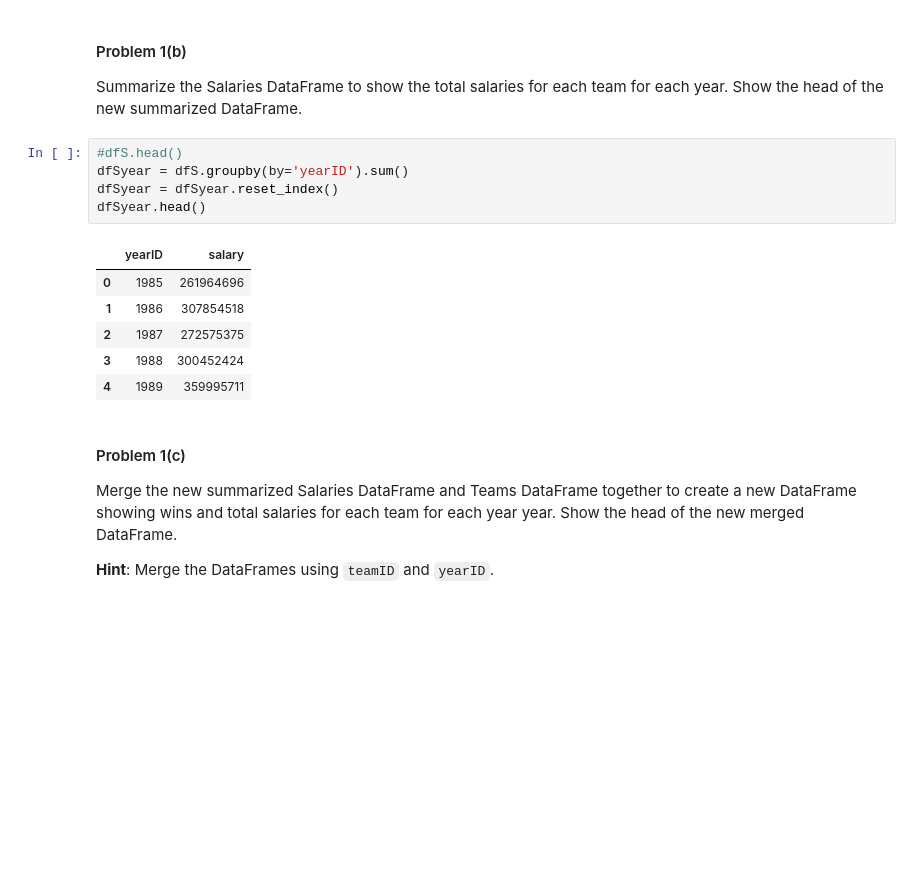
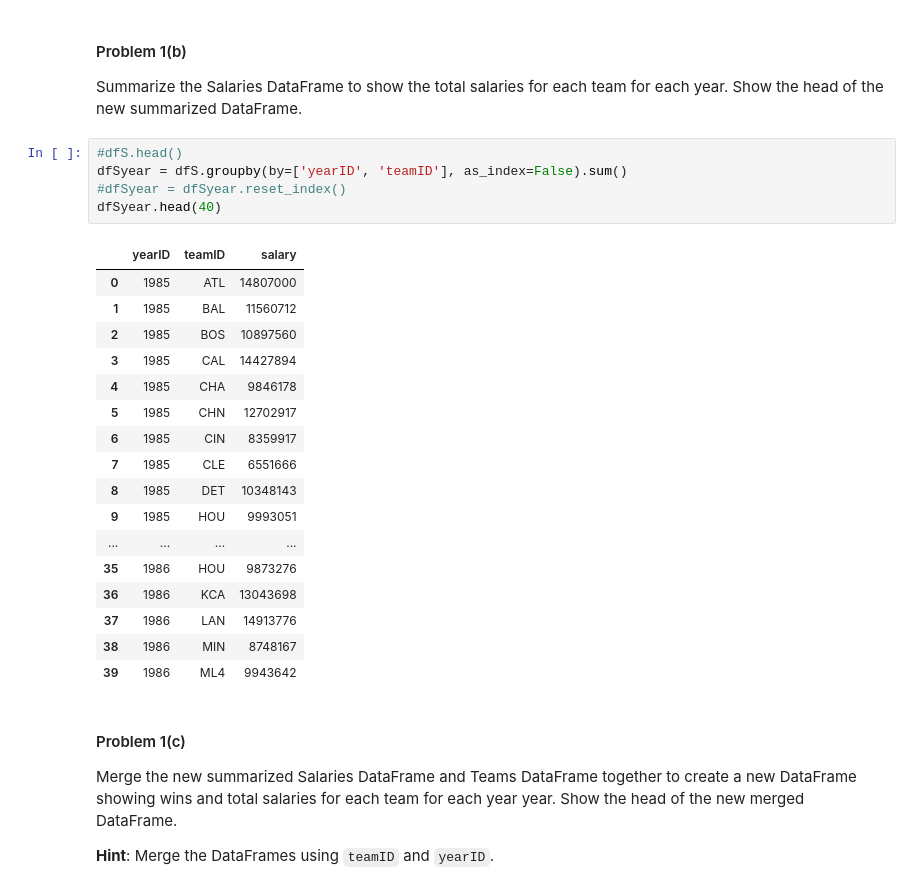
Before and after one commit to koalasleeping/109-Harvard-Data-Science, a Jupyter notebook: homework/HW1.ipynb, the cells around one changed output. Saved outputs shown, nothing was run; the diff lists cells and outputs as text; blank space fills up the shorter version.

```diff
--- a/homework/HW1.ipynb
+++ b/homework/HW1.ipynb
@@ -82,16 +82,27 @@ dfT.head()
 Summarize the Salaries DataFrame to show the total salaries for each team for each year. Show the head of the new summarized DataFrame.
 # %%
 #dfS.head()
-dfSyear = dfS.groupby(by='yearID').sum()
-dfSyear = dfSyear.reset_index()
-dfSyear.head()
+dfSyear = dfS.groupby(by=['yearID', 'teamID'], as_index=False).sum()
+#dfSyear = dfSyear.reset_index()
+dfSyear.head(40)
 # %% [output]
-|  | yearID | salary |
-| 0 | 1985 | 261964696 |
-| 1 | 1986 | 307854518 |
-| 2 | 1987 | 272575375 |
-| 3 | 1988 | 300452424 |
-| 4 | 1989 | 359995711 |
+|  | yearID | teamID | salary |
+| 0 | 1985 | ATL | 14807000 |
+| 1 | 1985 | BAL | 11560712 |
+| 2 | 1985 | BOS | 10897560 |
+| 3 | 1985 | CAL | 14427894 |
+| 4 | 1985 | CHA | 9846178 |
+| 5 | 1985 | CHN | 12702917 |
+| 6 | 1985 | CIN | 8359917 |
+| 7 | 1985 | CLE | 6551666 |
+| 8 | 1985 | DET | 10348143 |
+| 9 | 1985 | HOU | 9993051 |
+| ... | ... | ... | ... |
+| 35 | 1986 | HOU | 9873276 |
+| 36 | 1986 | KCA | 13043698 |
+| 37 | 1986 | LAN | 14913776 |
+| 38 | 1986 | MIN | 8748167 |
+| 39 | 1986 | ML4 | 9943642 |
 # %% [markdown]
 #### Problem 1(c)
 
```
Also changed, not shown: parts of 6 cells of this notebook, 1 other file.
